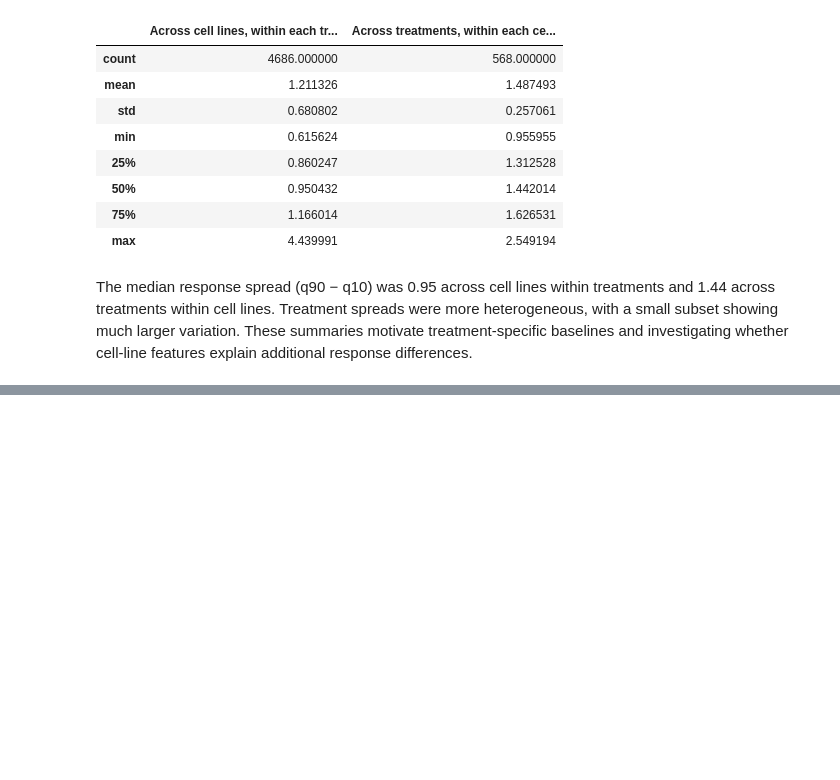
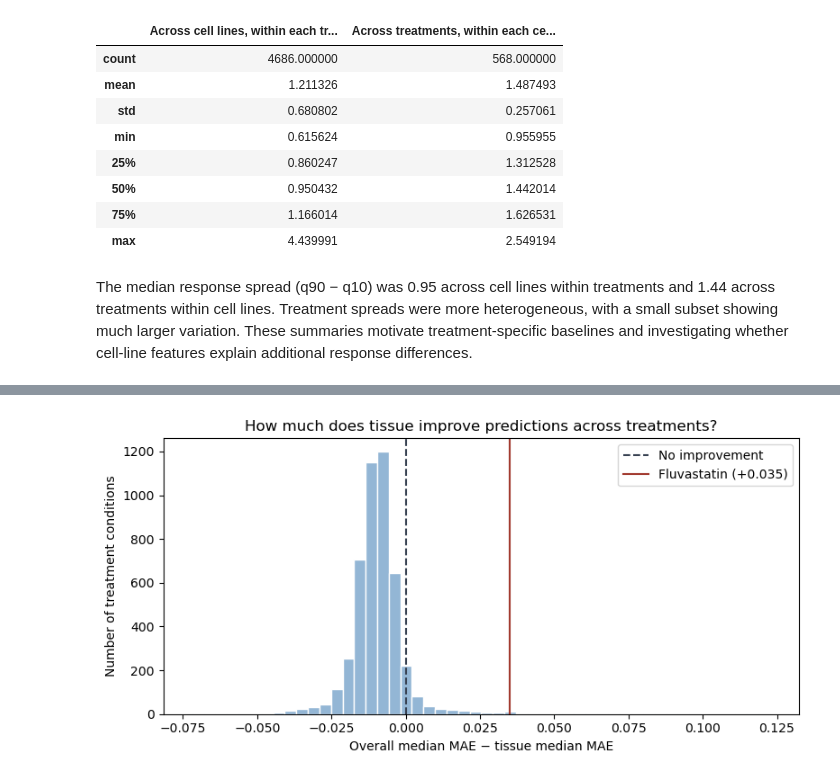
Before and after one commit to wesley-hawes/prism-drug-response, a Jupyter notebook: notebooks/EDA1.ipynb, the cells around one changed output, grey strips where cells are left out. Drawn from its saved outputs; the diff is of its cells as text; code cells hidden in the pictures; blank space fills up the shorter version.

```diff
--- a/notebooks/EDA1.ipynb
+++ b/notebooks/EDA1.ipynb
@@ -413,0 +451,18 @@ whether cell-line features explain additional response differences.
+# %%
+#Use the original screen row identifier to align cell metadata.
+cell_metadata = cells.set_index("row_name")[
+    ["ccle_name", "primary_tissue"]
+]
+
+#join cell metadata to fluvastatin response df
+fluvastatin_cells = fluvastatin_responses.join(
+    cell_metadata,
+    how="left",
+    validate="one_to_one",
+)
+
+display(fluvastatin_cells.head())
+
+print("Cell lines:", len(fluvastatin_cells))
+print("Missing responses:", fluvastatin_cells["response"].isna().sum())
+print("Missing tissue labels:", fluvastatin_cells["primary_tissue"].isna().sum())
@@ -413,0 +629,74 @@ whether cell-line features explain additional response differences.
+# %%
+# Rows are verified cell lines. Columns are treatment conditions.
+responses = responses_verified
+tissue = cell_metadata["primary_tissue"].reindex(responses.index)
+
+# Split the rows once. Every treatment column uses these same five folds.
+folds = KFold(n_splits=5, shuffle=True, random_state=42)
+
+# Accumulate errors by treatment so each measured test response gets equal weight.
+overall_error = pd.Series(0.0, index=responses.columns)
+tissue_error = pd.Series(0.0, index=responses.columns)
+n_scored = pd.Series(0, index=responses.columns)
+n_fallback = pd.Series(0, index=responses.columns)
+
+for train_idx, test_idx in folds.split(responses):
+    train = responses.iloc[train_idx]
+    test = responses.iloc[test_idx]
+
+    # One overall median per treatment, learned from training lines only.
+    overall_medians = train.median()
+
+    # One median per tissue and treatment, also learned from training lines only.
+    tissue_medians = train.groupby(tissue.iloc[train_idx]).median()
+
+    # Look up the tissue row for each test line, preserving test-line order.
+    predictions = tissue_medians.reindex(tissue.iloc[test_idx].to_numpy())
+    predictions.index = test.index
+
+    # A tissue can lack training measurements for one drug but have them for another.
+    fallback = predictions.isna() & test.notna() & overall_medians.notna()
+    predictions = predictions.fillna(overall_medians)
+
+    overall_errors = test.sub(overall_medians, axis="columns").abs()
+    tissue_errors = (test - predictions).abs()
+
+    overall_error += overall_errors.sum()
+    tissue_error += tissue_errors.sum()
+    n_scored += overall_errors.count()
+    n_fallback += fallback.sum()
+
+# Divide total absolute error by the number of scored lines for each treatment.
+denominator = n_scored.where(n_scored > 0)
+treatment_cv = pd.DataFrame({
+    "n_scored": n_scored,
+    "n_fallback": n_fallback,
+    "overall_mae": overall_error / denominator,
+    "tissue_mae": tissue_error / denominator,
+})
+treatment_cv["mae_improvement"] = (
+    treatment_cv["overall_mae"] - treatment_cv["tissue_mae"]
+)
+treatment_cv = treatment_cv.join(treatment_details[["name", "dose"]])
+
+# Locate fluvastatin in the screen-wide distribution.
+improvements = treatment_cv["mae_improvement"].dropna()
+fluvastatin_gain = treatment_cv.loc[fluvastatin_id, "mae_improvement"]
+
+display(treatment_cv.loc[[fluvastatin_id]].round(3))
+print(f"Treatments scored: {len(improvements):,}")
+print(f"Treatments with lower MAE using tissue: {improvements.gt(0).mean():.1%}")
+
+fig, ax = plt.subplots(figsize=(8, 4))
+ax.hist(improvements, bins=50, color="#93b6d5", edgecolor="white")
+ax.axvline(0, color="#374151", linestyle="--", label="No improvement")
+ax.axvline(fluvastatin_gain, color="#a23b30", label=f"Fluvastatin ({fluvastatin_gain:+.3f})")
+ax.set(
+    title="How much does tissue improve predictions across treatments?",
+    xlabel="Overall median MAE − tissue median MAE",
+    ylabel="Number of treatment conditions",
+)
+ax.legend()
+fig.tight_layout()
+plt.show()
+# %% [output]
@@ -413,0 +707 @@ whether cell-line features explain additional response differences.
+[figure, added]
```
Also changed, not shown: parts of 20 cells of this notebook.
